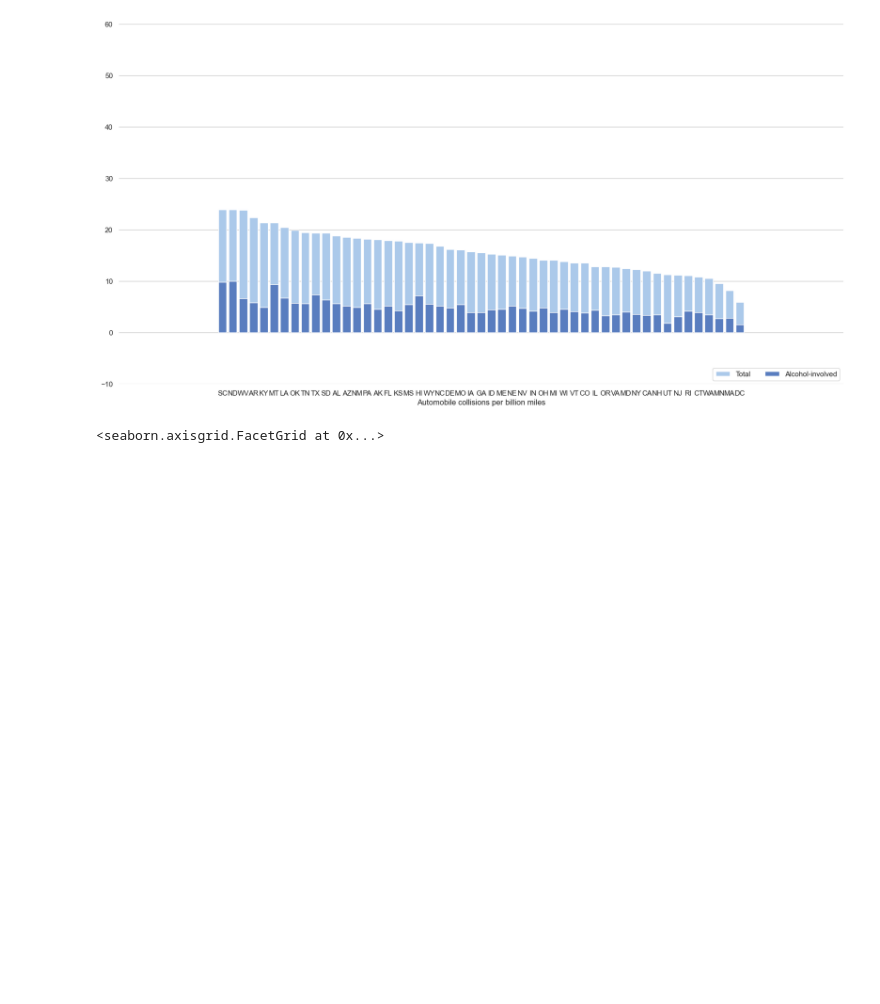
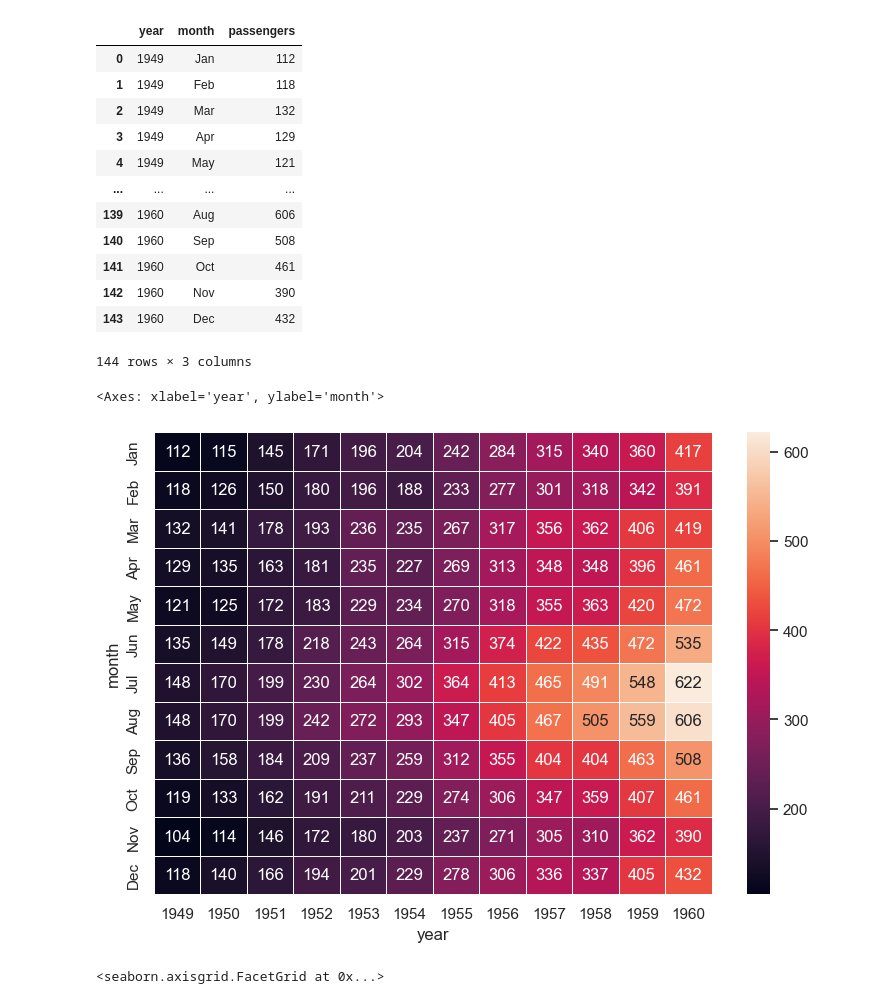
Before and after one commit to iburn78/trader, a Jupyter notebook: data_collection/dc_06_Visualize_Company_Health.ipynb, the cells around one changed output. Drawn from its saved outputs; the diff is of its cells as text; code cells hidden in the pictures; blank space fills up the shorter version.

```diff
--- a/data_collection/dc_06_Visualize_Company_Health.ipynb
+++ b/data_collection/dc_06_Visualize_Company_Health.ipynb
@@ -60,25 +120,35 @@ ValueError: 2
-# %%
-import seaborn as sns
-import matplotlib.pyplot as plt
-sns.set_theme(style="whitegrid")
-
-# Initialize the matplotlib figure
-f, ax = plt.subplots(figsize=(20, 10))
-
-# Load the example car crash dataset
-crashes = sns.load_dataset("car_crashes").sort_values("total", ascending=False)
-
-# Plot the total crashes
-sns.set_color_codes("pastel")
-sns.barplot(y="total", x="abbrev", data=crashes, label="Total", color="b")
-
-# Plot the crashes where alcohol was involved
-sns.set_color_codes("muted")
-sns.barplot(y="alcohol", x="abbrev", data=crashes, label="Alcohol-involved", color="b")
-
-# Add a legend and informative axis label
-# %% [output]
-[figure, removed]
+# %%
+import matplotlib.pyplot as plt
+import seaborn as sns
+sns.set_theme()
+
+# Load the example flights dataset and convert to long-form
+flights_long = sns.load_dataset("flights")
+display(flights_long)
+flights = (
+    flights_long
+    .pivot(index="month", columns="year", values="passengers")
+)
+
+# Draw a heatmap with the numeric values in each cell
+f, ax = plt.subplots(figsize=(9, 6))
+sns.heatmap(flights, annot=True, fmt="d", linewidths=.5, ax=ax)
+# %% [output]
+|  | year | month | passengers |
+| 0 | 1949 | Jan | 112 |
+| 1 | 1949 | Feb | 118 |
+| 2 | 1949 | Mar | 132 |
+| 3 | 1949 | Apr | 129 |
+| 4 | 1949 | May | 121 |
+| ... | ... | ... | ... |
+| 139 | 1960 | Aug | 606 |
+| 140 | 1960 | Sep | 508 |
+| 141 | 1960 | Oct | 461 |
+| 142 | 1960 | Nov | 390 |
+| 143 | 1960 | Dec | 432 |
+144 rows × 3 columns
+<Axes: xlabel='year', ylabel='month'>
+[figure, added]
 # %%
 import seaborn as sns
 
```
Also changed, not shown: parts of 3 cells of this notebook.
